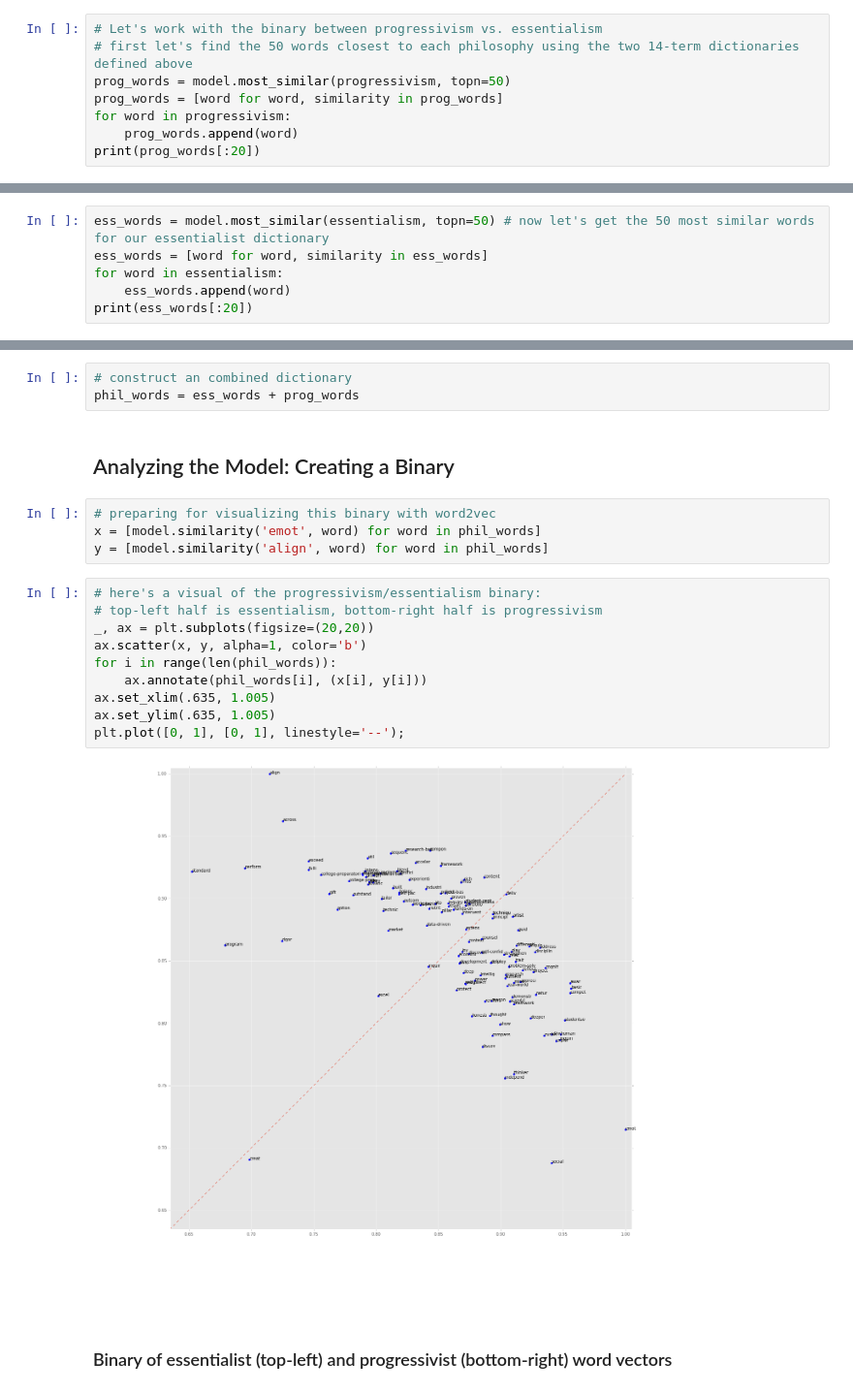
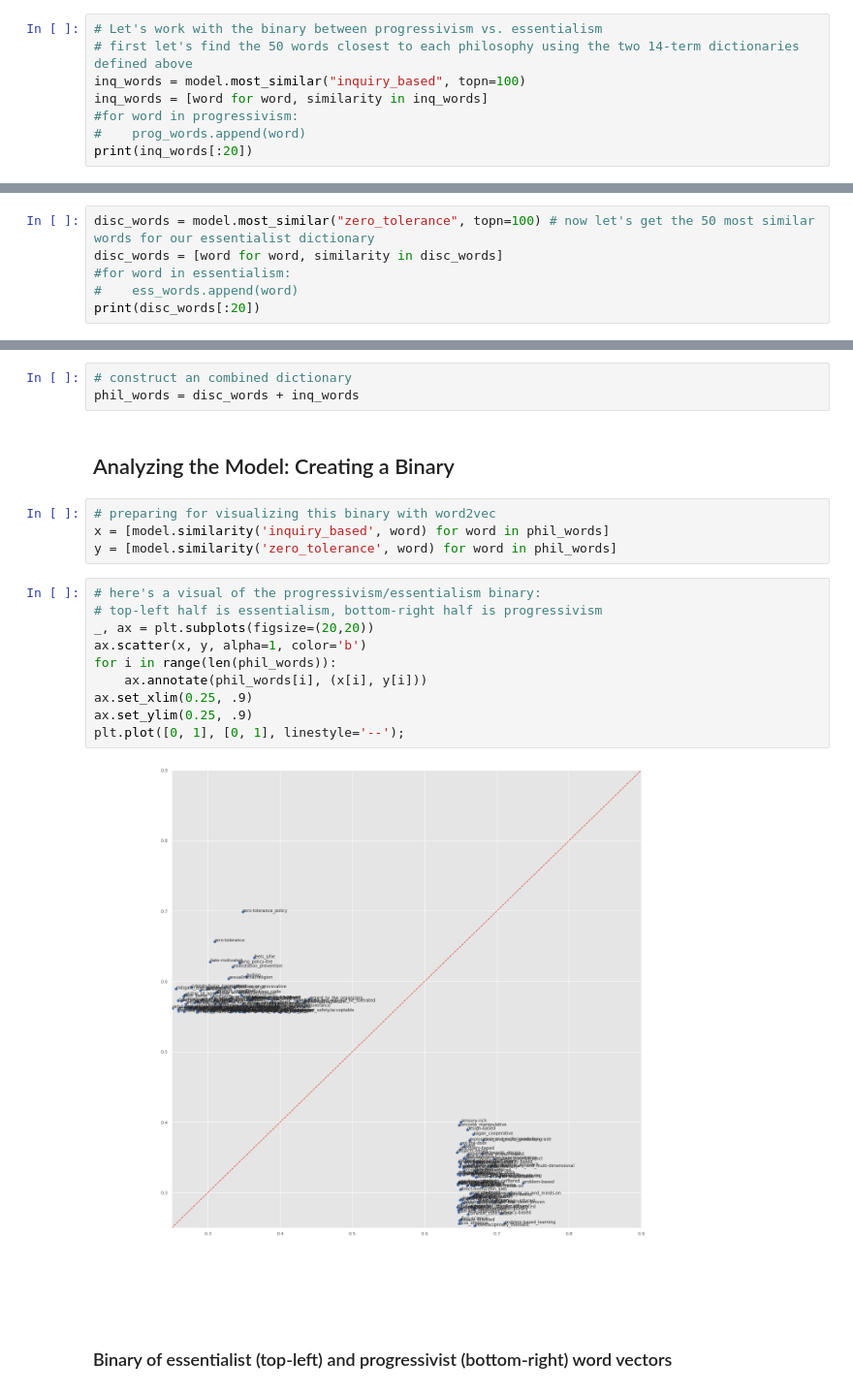
Before and after one commit to jhaber-zz/archive, a Jupyter notebook: scripts/word_embeddings.ipynb, the cells around one changed output, grey strips where cells are left out. Shown: that part at 97% size. Saved outputs shown, nothing was run; the diff lists cells and outputs as text.

```diff
--- a/scripts/word_embeddings.ipynb
+++ b/scripts/word_embeddings.ipynb
@@ -705,9 +3169,9 @@ print(model.most_similar('emot')) # words core to progressivism
 # %%
 # Let's work with the binary between progressivism vs. essentialism
 # first let's find the 50 words closest to each philosophy using the two 14-term dictionaries defined above
-prog_words = model.most_similar(progressivism, topn=50)
-prog_words = [word for word, similarity in prog_words]
-for word in progressivism:
-    prog_words.append(word)
-print(prog_words[:20])
+inq_words = model.most_similar("inquiry_based", topn=100)
+inq_words = [word for word, similarity in inq_words]
+#for word in progressivism:
+#    prog_words.append(word)
+print(inq_words[:20])
 # %% [output]
@@ -715,7 +3179,7 @@ print(prog_words[:20])
 # %%
-ess_words = model.most_similar(essentialism, topn=50) # now let's get the 50 most similar words for our essentialist dictionary
-ess_words = [word for word, similarity in ess_words]
-for word in essentialism:
-    ess_words.append(word)
-print(ess_words[:20])
+disc_words = model.most_similar("zero_tolerance", topn=100) # now let's get the 50 most similar words for our essentialist dictionary
+disc_words = [word for word, similarity in disc_words]
+#for word in essentialism:
+#    ess_words.append(word)
+print(disc_words[:20])
 # %% [output]
@@ -723,23 +3187,23 @@ print(ess_words[:20])
 # %%
 # construct an combined dictionary
-phil_words = ess_words + prog_words
+phil_words = disc_words + inq_words
 # %% [markdown]
 ## Analyzing the Model: Creating a Binary
 # %%
 # preparing for visualizing this binary with word2vec
-x = [model.similarity('emot', word) for word in phil_words]
-y = [model.similarity('align', word) for word in phil_words]
+x = [model.similarity('inquiry_based', word) for word in phil_words]
+y = [model.similarity('zero_tolerance', word) for word in phil_words]
 # %%
 # here's a visual of the progressivism/essentialism binary:
 # top-left half is essentialism, bottom-right half is progressivism
 _, ax = plt.subplots(figsize=(20,20))
 ax.scatter(x, y, alpha=1, color='b')
 for i in range(len(phil_words)):
     ax.annotate(phil_words[i], (x[i], y[i]))
-ax.set_xlim(.635, 1.005)
-ax.set_ylim(.635, 1.005)
+ax.set_xlim(0.25, .9)
+ax.set_ylim(0.25, .9)
 plt.plot([0, 1], [0, 1], linestyle='--');
 # %% [output]
-[figure, old version]
+[figure, new version]
 # %% [markdown]
 ### Binary of essentialist (top-left) and progressivist (bottom-right) word vectors
```
Also changed, not shown: parts of 72 cells of this notebook, 2 other files.
